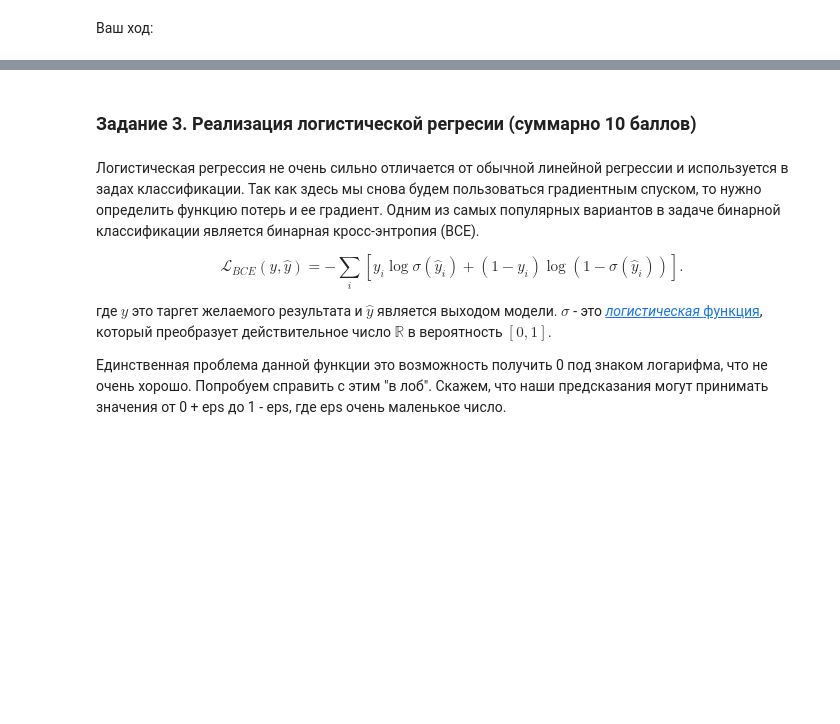
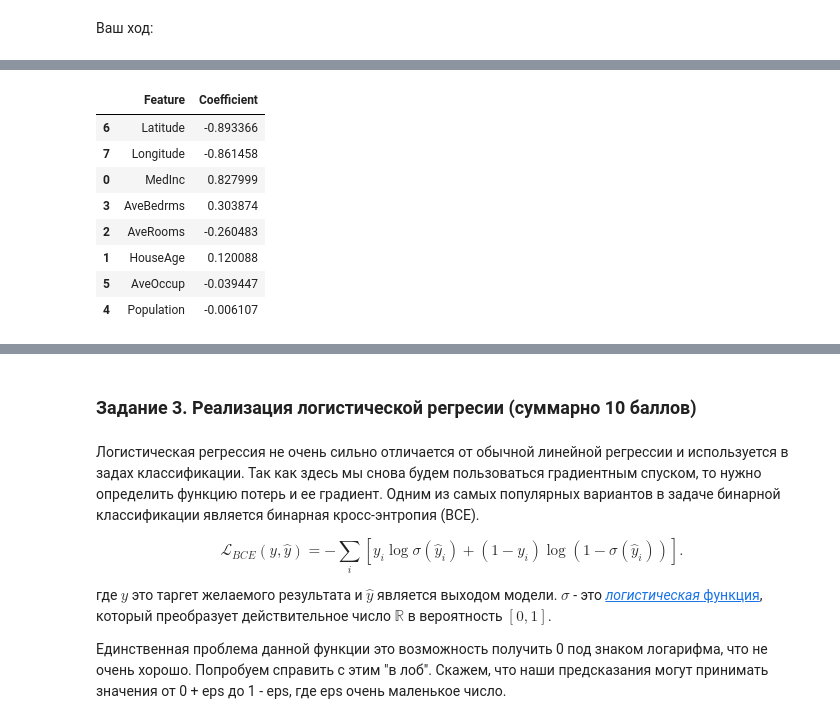
Before and after one commit to VovaGrig/BI-ml-2024, a Jupyter notebook: lecture_2_linmodels_GD/homework/Linear_models.ipynb, the cells around one changed output, grey strips where cells are left out. Saved outputs shown, nothing was run; the diff lists cells and outputs as text; code cells hidden in the pictures; blank space fills up the shorter version.

```diff
--- a/lecture_2_linmodels_GD/homework/Linear_models.ipynb
+++ b/lecture_2_linmodels_GD/homework/Linear_models.ipynb
@@ -412,0 +466,6 @@ feature_names = data["feature_names"]
+# %%
+regression_pipeline = Pipeline(steps=[
+    ("preprocessor", preprocessor),
+    ("LR", LinearRegression(copy_X = True,n_jobs=8))
+])
+regression_pipeline
@@ -412,0 +481,2 @@ feature_names = data["feature_names"]
+# %%
+regression_pipeline.fit(X_train, y_train)
@@ -412,0 +495,16 @@ feature_names = data["feature_names"]
+# %%
+lr_model = regression_pipeline.named_steps['LR']
+feature_names =regression_pipeline.named_steps['preprocessor'].transformers_[0][2]
+coefficients_df = pd.DataFrame({'Feature': feature_names, 'Coefficient': lr_model.coef_})
+
+coefficients_df.sort_values('Coefficient', key=abs, ascending = False)
+# %% [output]
+|  | Feature | Coefficient |
+| 6 | Latitude | -0.893366 |
+| 7 | Longitude | -0.861458 |
+| 0 | MedInc | 0.827999 |
+| 3 | AveBedrms | 0.303874 |
+| 2 | AveRooms | -0.260483 |
+| 1 | HouseAge | 0.120088 |
+| 5 | AveOccup | -0.039447 |
+| 4 | Population | -0.006107 |
```
Also changed, not shown: parts of 23 cells of this notebook.
